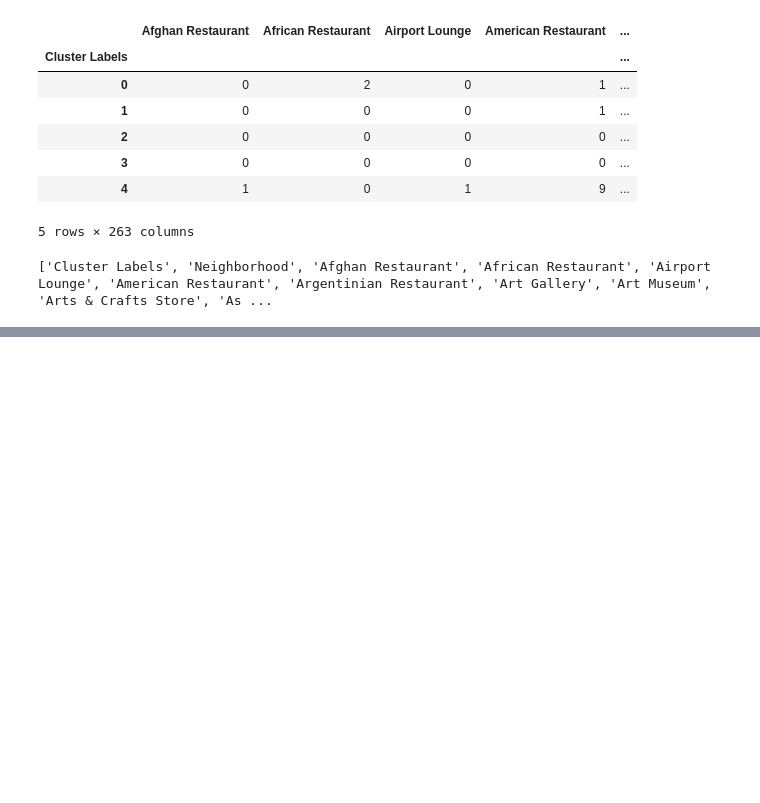
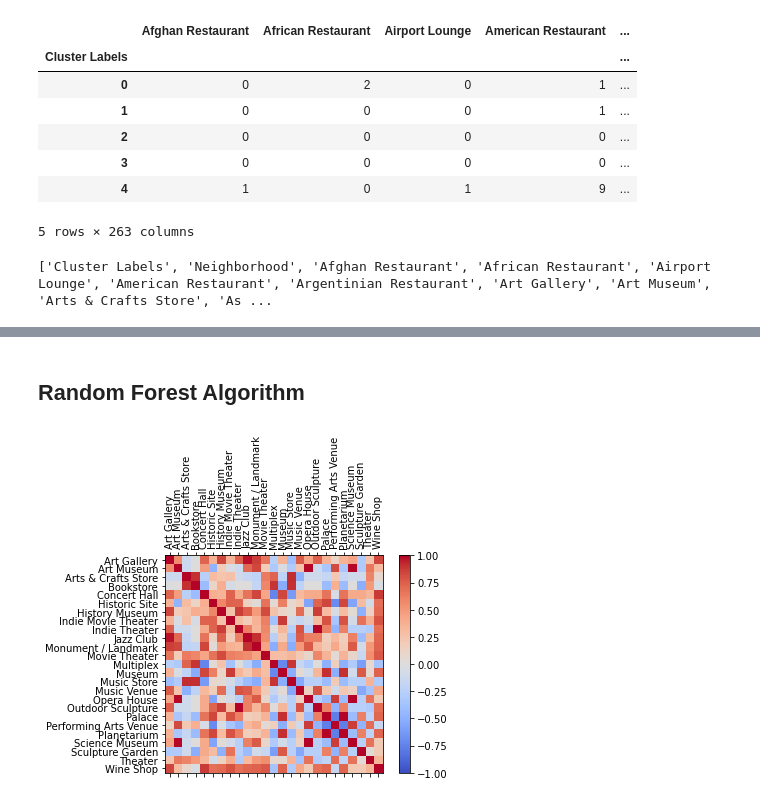
Before and after one commit to aliciadavies248/Coursera_Capstone, a Jupyter notebook: London_Art_Gallery.ipynb, the cells around one changed output, grey strips where cells are left out. Saved outputs shown, nothing was run; the diff lists cells and outputs as text; code cells hidden in the pictures; blank space fills up the shorter version.

```diff
--- a/London_Art_Gallery.ipynb
+++ b/London_Art_Gallery.ipynb
@@ -727,0 +702,2 @@ clustered.head()
+# %% [markdown]
+## Random Forest Algorithm
@@ -727,0 +710,17 @@ clustered.head()
+# %%
+artistic_venues = clustered[['Art Gallery', 'Art Museum', 'Arts & Crafts Store', 'Bookstore','Concert Hall','Historic Site', 'History Museum', 'Indie Movie Theater', 'Indie Theater', 'Jazz Club', 'Monument / Landmark', 'Movie Theater', 'Multiplex', 'Museum', 'Music Store', 'Music Venue', 'Opera House', 'Outdoor Sculpture', 'Palace', 'Performing Arts Venue', 'Planetarium', 'Science Museum', 'Sculpture Garden','Theater', 'Wine Shop']]
+# %%
+corr = artistic_venues.corr()
+fig = plt.figure()
+ax = fig.add_subplot(111)
+cax = ax.matshow(corr,cmap='coolwarm', vmin=-1, vmax=1)
+fig.colorbar(cax)
+ticks = np.arange(0,len(artistic_venues.columns),1)
+ax.set_xticks(ticks)
+plt.xticks(rotation=90)
+ax.set_yticks(ticks)
+ax.set_xticklabels(artistic_venues.columns)
+ax.set_yticklabels(artistic_venues.columns)
+plt.show()
+# %% [output]
+[figure, added]
```
Also changed, not shown: parts of 19 cells of this notebook.
